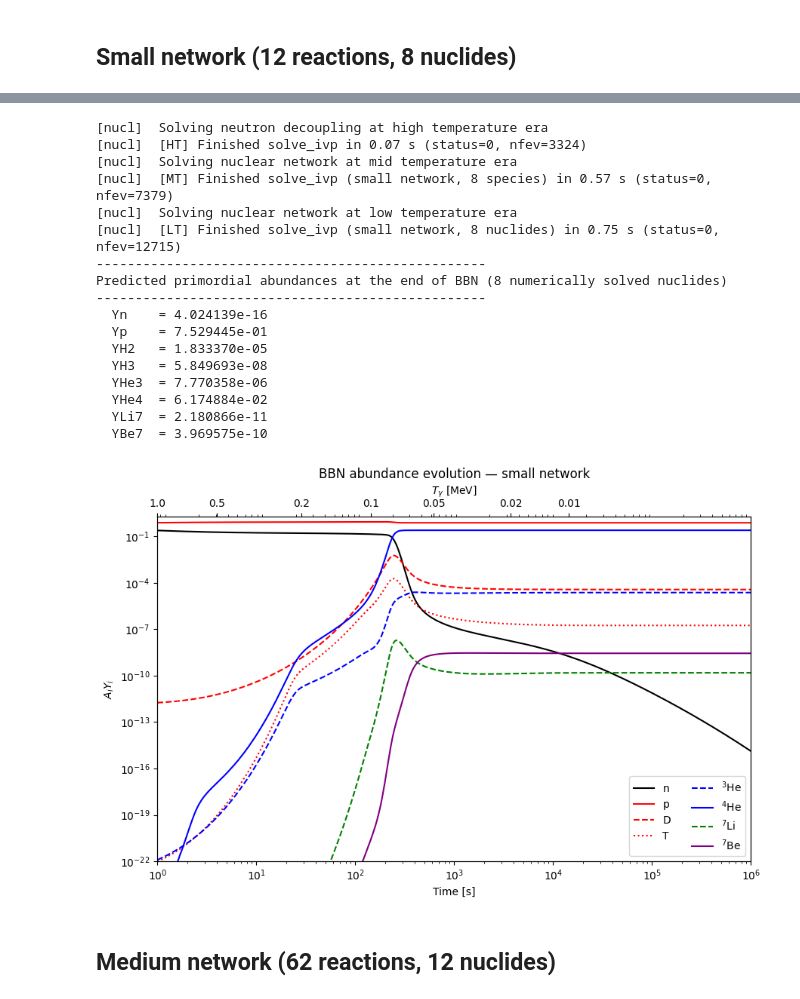
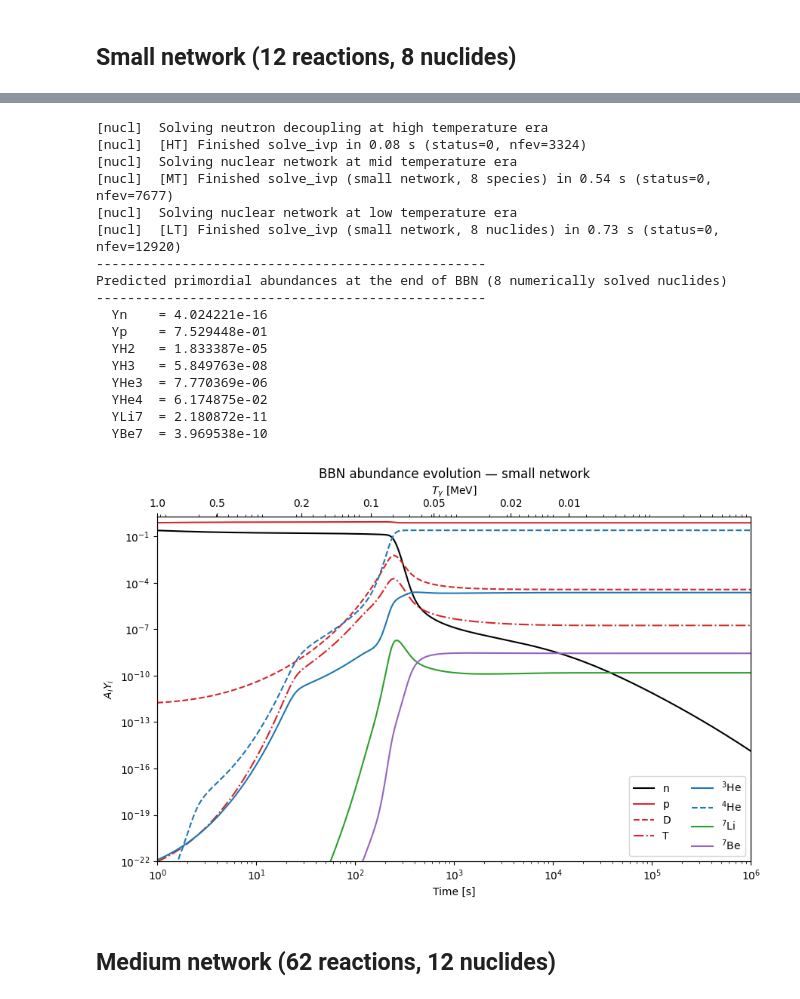
Before and after one commit to CyrilPitrou/pyprimat, a Jupyter notebook: notebooks/AbundanceEvolution.ipynb, the cells around one changed output, grey strips where cells are left out. Drawn from its saved outputs; the diff is of its cells as text; code cells hidden in the pictures.

```diff
--- a/notebooks/AbundanceEvolution.ipynb
+++ b/notebooks/AbundanceEvolution.ipynb
@@ -49,57 +50,48 @@ r_small = PyPR({'network': 'small', 'verbose': True})
 [init]  Initialisation complete in 0.1 s
 # %%
-# (species key, color, linestyle, legend label)
-species_small = [
-    ('n',   'black',  'solid',  'n'),
-    ('p',   'red',    'solid',  'p'),
-    ('H2',  'red',    'dashed', 'D'),
-    ('H3',  'red',    'dotted', 'T'),
-    ('He3', 'blue',   'dashed', r'$^3$He'),
-    ('He4', 'blue',   'solid',  r'$^4$He'),
-    ('Li7', 'green',  'dashed', r'$^7$Li'),
-    ('Be7', 'purple', 'solid',  r'$^7$Be'),
-]
+# Colours per chemical element, line style per isotope (shared convention).
+styles = nuclide_styles(r_small.abundance_names)
 
 fig, ax = plt.subplots(figsize=(9, 6))
-
-for name, color, ls, label in species_small:
+for name in r_small.abundance_names:
+    color, ls, label = styles[name]
     vals = r_small.A[name] * r_small[name](t)
     mask = vals > 0
     if mask.any():
-        ax.plot(t[mask], vals[mask], color=color, ls=ls, label=label)
+        ax.plot(t[mask], vals[mask], color=color, linestyle=ls, label=label)
 
 ax.set_xscale('log')
 ax.set_yscale('log')
 ax.set_xlabel('Time [s]')
 ax.set_ylabel(r'$A_i Y_i$')
 ax.set_xlim(1, 1e6)
 ax.set_ylim(1e-22, 2)
 ax.legend(ncol=2)
 ax.set_title('BBN abundance evolution — small network')
 add_temperature_axis(ax, r_small, T_ticks_MeV)
 
 plt.tight_layout()
 plt.savefig('plots/abundance_evolution_small.pdf', bbox_inches='tight')
 plt.show()
 # %% [output]
 [nucl]  Solving neutron decoupling at high temperature era
-[nucl]  [HT] Finished solve_ivp in 0.07 s (status=0, nfev=3324)
+[nucl]  [HT] Finished solve_ivp in 0.08 s (status=0, nfev=3324)
 [nucl]  Solving nuclear network at mid temperature era
-[nucl]  [MT] Finished solve_ivp (small network, 8 species) in 0.57 s (status=0, nfev=7379)
+[nucl]  [MT] Finished solve_ivp (small network, 8 species) in 0.54 s (status=0, nfev=7677)
 [nucl]  Solving nuclear network at low temperature era
-[nucl]  [LT] Finished solve_ivp (small network, 8 nuclides) in 0.75 s (status=0, nfev=12715)
+[nucl]  [LT] Finished solve_ivp (small network, 8 nuclides) in 0.73 s (status=0, nfev=12920)
 --------------------------------------------------
 Predicted primordial abundances at the end of BBN (8 numerically solved nuclides)
 --------------------------------------------------
-  Yn    = 4.024139e-16
-  Yp    = 7.529445e-01
-  YH2   = 1.833370e-05
-  YH3   = 5.849693e-08
-  YHe3  = 7.770358e-06
-  YHe4  = 6.174884e-02
-  YLi7  = 2.180866e-11
-  YBe7  = 3.969575e-10
+  Yn    = 4.024221e-16
+  Yp    = 7.529448e-01
+  YH2   = 1.833387e-05
+  YH3   = 5.849763e-08
+  YHe3  = 7.770369e-06
+  YHe4  = 6.174875e-02
+  YLi7  = 2.180872e-11
+  YBe7  = 3.969538e-10
-[figure, old version]
+[figure, new version]
 # %% [markdown]
 ## Medium network (62 reactions, 12 nuclides)
 # %%
```
Also changed, not shown: parts of 6 cells of this notebook, 8 other files.
